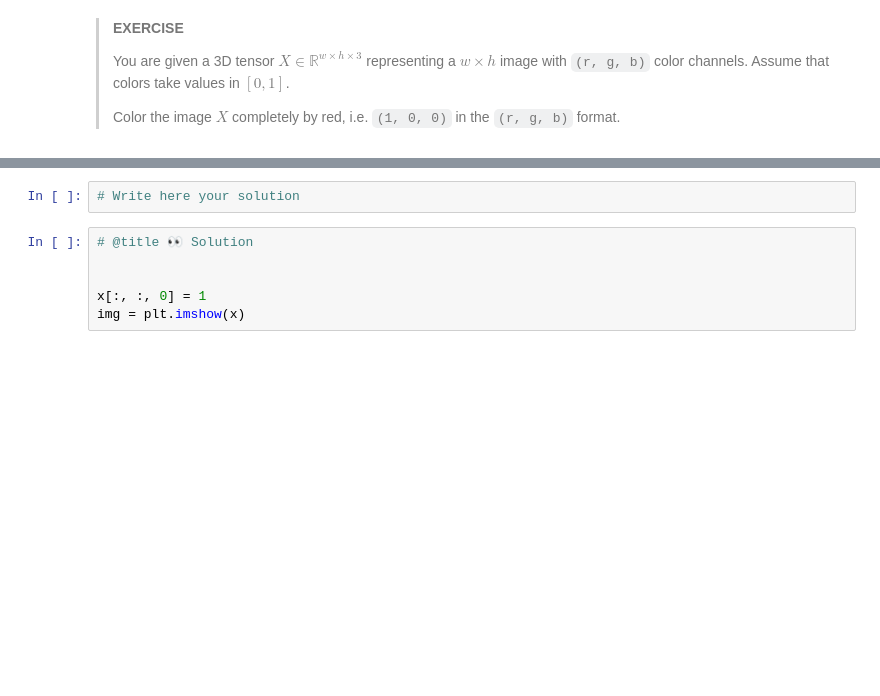
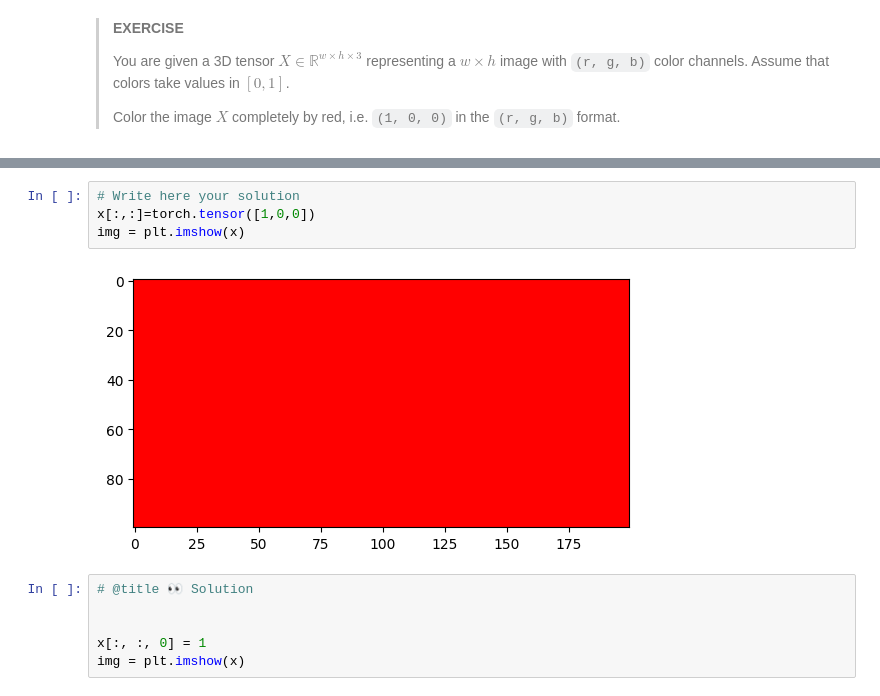
Before and after one commit to brbgrg/DLAI_labs, a Jupyter notebook: labs/01_Tensor_basics.ipynb, the cells around one changed output, grey strips where cells are left out. Drawn from its saved outputs; the diff is of its cells as text; blank space fills up the shorter version.

```diff
--- a/labs/01_Tensor_basics.ipynb
+++ b/labs/01_Tensor_basics.ipynb
@@ -979,5 +1373,9 @@ img = plt.imshow(x)
 # %%
 # Write here your solution
+x[:,:]=torch.tensor([1,0,0])
+img = plt.imshow(x)
+# %% [output]
+[figure, added]
 # %%
 # @title 👀 Solution
 
```
Also changed, not shown: parts of 109 cells of this notebook.
